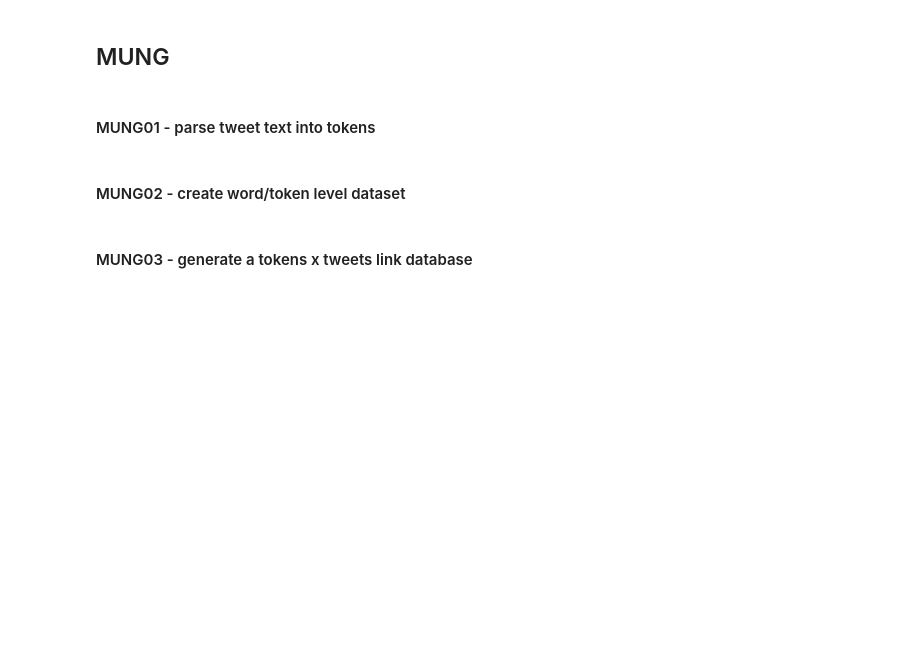
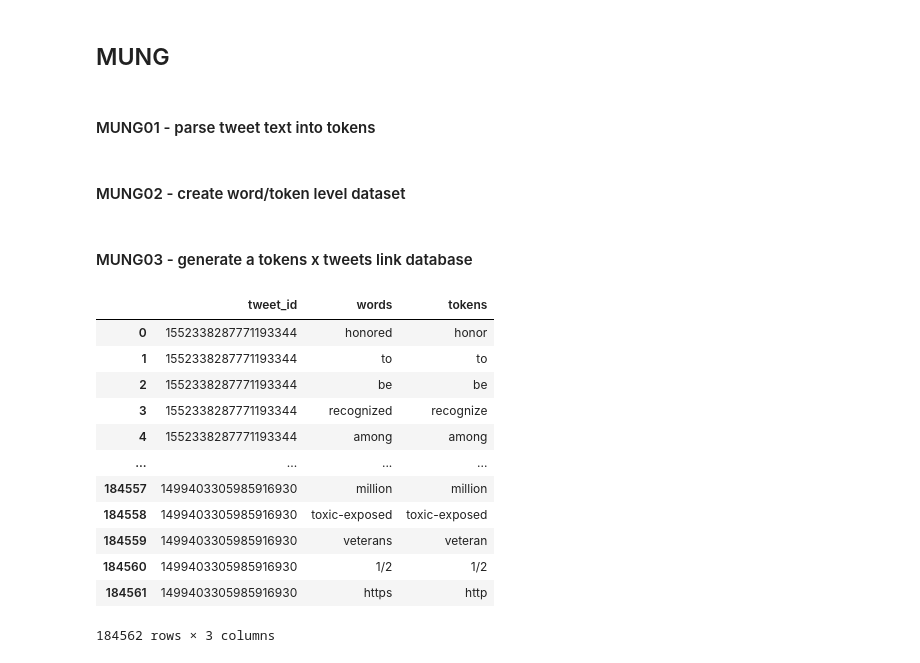
Before and after one commit to sjoshuam/word_choice_communities, a Jupyter notebook: 1_gather_data.ipynb, the cells around one changed output. Cells and saved outputs as stored; diff of their text form; code cells hidden in the pictures; blank space fills up the shorter version.

```diff
--- a/1_gather_data.ipynb
+++ b/1_gather_data.ipynb
@@ -94,8 +98,8 @@ if settings['collect_data']:
 # %% [markdown]
 #### PULL02 - tabulate tweet statistics
 # %%
-## move verified account data from tweet dataset to user dataset
-def summarize_verified(td, ud = user_data):
+## combile tweet count and verification status at the user level
+def summarize_user_activity(td, ud = user_data):
 
     ## calculate tweet summary statistics
     td_original = tweet_data
@@ -104,15 +108,22 @@ def summarize_verified(td, ud = user_data):
     td = td.rename({'len': 'tweets', 'mean': 'verified'}, axis = 1)
 
     ## merge statistics into the user_data object
-    ud = pd.merge(ud, td, left_index = True, right_index = True, how = 'left')
+    ud = pd.merge(ud, td, left_on = 'handle', right_on = 'screen_name',
+                  how = 'left')
     td_original = td_original.drop(['verified'], axis = 1)
-    ud = ud.drop(['url'], axis = 1).reset_index().rename({'index': 'screen_name'},
-                axis = 1).set_index('screen_name')
+    ud = ud.drop(['url'], axis = 1).reset_index(drop = True
+            ).rename({'index': 'screen_name'}, axis = 1
+                    ).set_index('screen_name')
     return ud, td_original
 
 ## execute code
 if settings['collect_data']:
-    user_data, tweet_data = summarize_verified(tweet_data[['screen_name', 'verified']])
+    user_data, tweet_data = summarize_user_activity(
+        tweet_data[['screen_name', 'verified']])
+
+## The Twitter API only returns data for 70% of screen_name requests
+## Drop all api-denied request
+user_data = user_data.dropna()
 # %% [markdown]
 #### PULL03 - save datasets to disk
 # %%
@@ -216,4 +230,20 @@ tweet_words = build_or_cache(
     build_bool = settings['rebuild_tweet_words']
     )
 tweet_data = tweet_data.drop('tokens', axis = 1)
+# %%
+tweet_words
+# %% [output]
+|  | tweet_id | words | tokens |
+| 0 | 1552338287771193344 | honored | honor |
+| 1 | 1552338287771193344 | to | to |
+| 2 | 1552338287771193344 | be | be |
+| 3 | 1552338287771193344 | recognized | recognize |
+| 4 | 1552338287771193344 | among | among |
+| ... | ... | ... | ... |
+| 184557 | 1499403305985916930 | million | million |
+| 184558 | 1499403305985916930 | toxic-exposed | toxic-exposed |
+| 184559 | 1499403305985916930 | veterans | veteran |
+| 184560 | 1499403305985916930 | 1/2 | 1/2 |
+| 184561 | 1499403305985916930 | https | http |
+184562 rows × 3 columns
 # %% [markdown]
```
Also changed, not shown: parts of 11 cells of this notebook.
